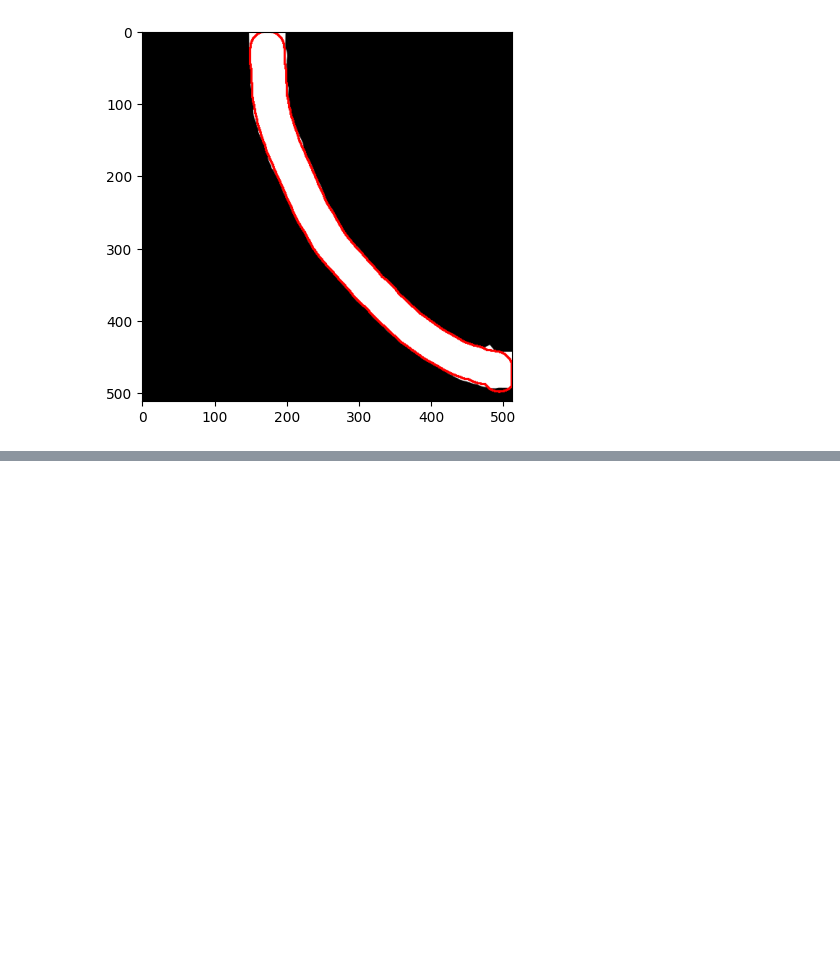
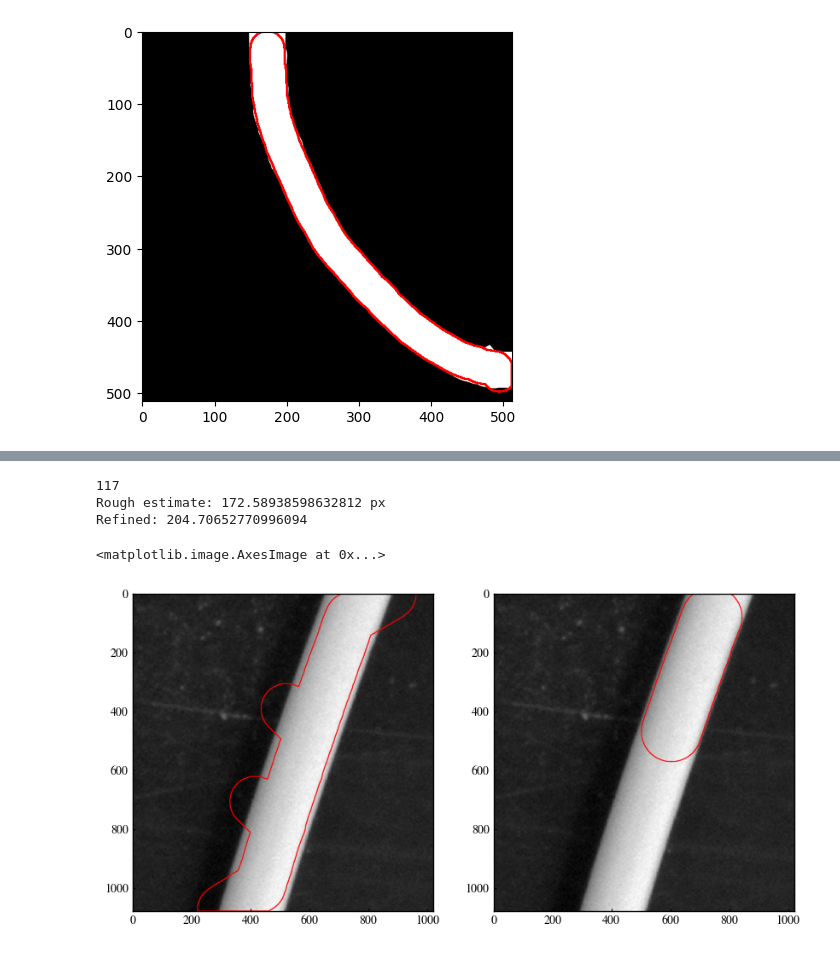
Before and after one commit to ZLoverty/HEPiC, a Jupyter notebook: notebooks/filament_detection.ipynb, the cells around one changed output, grey strips where cells are left out. Saved outputs shown, nothing was run; the diff lists cells and outputs as text; code cells hidden in the pictures; blank space fills up the shorter version.

Commit message:
diagnose the erroneous filament detection

```diff
--- a/notebooks/filament_detection.ipynb
+++ b/notebooks/filament_detection.ipynb
@@ -86,7 +87,9 @@ def filament_diameter(img):
 
     blur = cv2.GaussianBlur(img, (5, 5), 0)
 
-    _, binary = cv2.threshold(blur, 0, 255, cv2.THRESH_BINARY + cv2.THRESH_OTSU)
+    thresh = filters.threshold_otsu(img)
+    print(thresh)
+    _, binary = cv2.threshold(blur, thresh, 255, cv2.THRESH_BINARY)
 
     dist_transform = cv2.distanceTransform(binary, cv2.DIST_L2, 5)
 
@@ -400,0 +415,20 @@ plt.imshow(proc_frame)
+# %%
+diameter, skeleton, dist_transform = filament_diameter(img) # the rough estimate
+print(f"Rough estimate: {diameter} px")
+longest_branch = find_longest_branch(skeleton)
+# filter the pixels on skeleton where dt is smaller than 0.9 of the max
+longest_branch[dist_transform < dist_transform.max()*0.95] = False
+diameter_refine = dist_transform[longest_branch].mean() * 2.0
+print(f"Refined: {diameter_refine}")
+
+fig, ax = plt.subplots(ncols=2, figsize=(10, 5), dpi=100)
+label_rough = draw_filament_contour(img, skeleton, diameter)
+label_refine = draw_filament_contour(img, longest_branch, diameter_refine)
+ax[0].imshow(label_rough)
+ax[1].imshow(label_refine)
+# %% [output]
+117
+Rough estimate: 172.58938598632812 px
+Refined: 204.70652770996094
+<matplotlib.image.AxesImage at 0x...>
+[figure, added]
```
Also changed, not shown: parts of 4 cells of this notebook.
